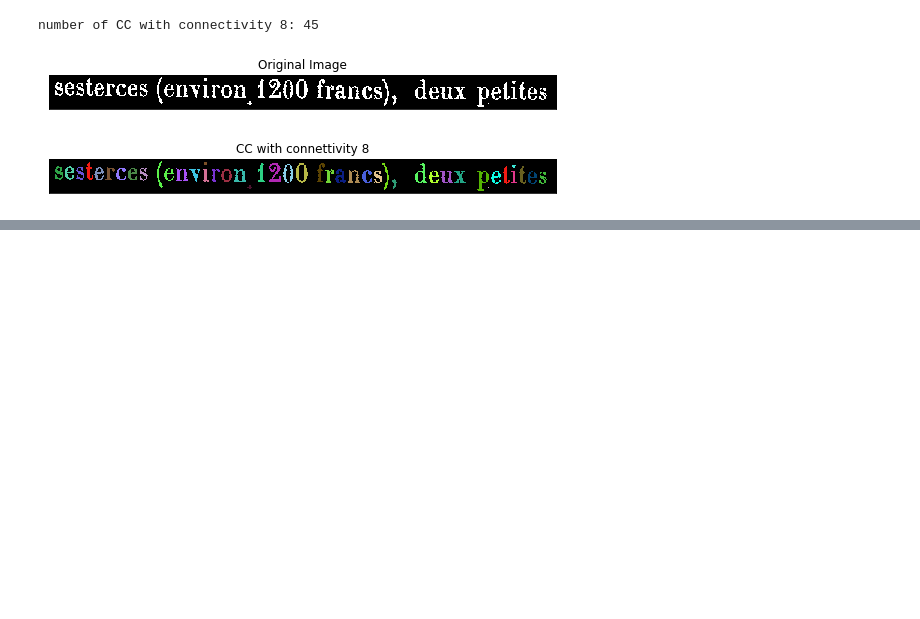
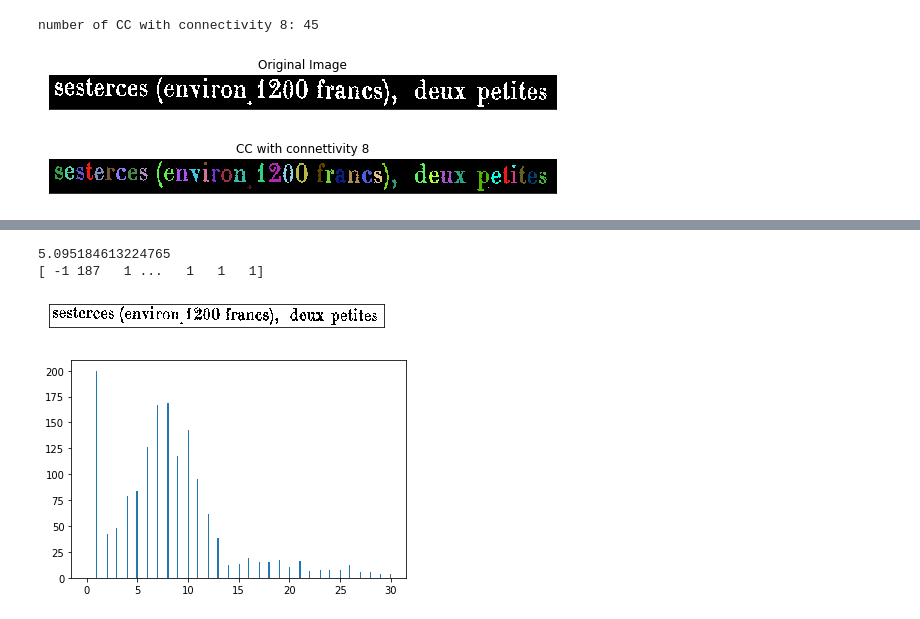
Before and after one commit to loredeluca/Document-Recognition, a Jupyter notebook: Progetto DDM.ipynb, the cells around one changed output, grey strips where cells are left out. Drawn from its saved outputs; the diff is of its cells as text; code cells hidden in the pictures; blank space fills up the shorter version.

```diff
--- a/Progetto DDM.ipynb
+++ b/Progetto DDM.ipynb
@@ -272,0 +274,80 @@ print (cc)
+# %%
+img_name='row.tif'
+img = cv2.imread(img_name, 0)
+img_bin = cv2.threshold(img,0,255,cv2.THRESH_BINARY+cv2.THRESH_OTSU)[1]
+
+def pixelDistance(image, vertical: bool = False):
+    if vertical:
+        image = image.T #la uso per calcolare la distanza tra pixel in verticale
+    rows, cols = image.shape
+    distance=[]
+    count=0
+    i1=0
+    flag=0
+    i2=0
+
+    for i in range(rows):
+        for j in range(cols):
+            '''if image[i][j]==255 and image[i][0]==255:
+                if i!=i2:
+                    flag=1
+                    i2=i
+                else:
+                    flag=flag+1
+                    i2=i'''
+            if image[i][j]==0:
+                if i!=i1:
+                    distance.append('-1')
+                    i1=i
+                    count=0
+                elif j-count-flag!=0:
+                        distance.append(j-count-flag)
+                        flag=0
+                        count=j
+
+    distance=np.array(distance)
+    return distance
+
+def valueRLSA(distance):
+    rows=distance.shape[0]
+    numSum=0
+    sumDist=0
+    distance = distance.astype(np.int)
+
+    for k in range(rows):
+        if distance[k]!= -1:
+            sumDist=sumDist+distance[k]
+            numSum=numSum+1
+
+    value=sumDist/numSum
+    print(value)
+    return value
+
+def histogram(image,distance):
+    rows=distance.shape[0]
+    distance = distance.astype(np.int)
+    max=0
+    for h in range(rows):
+        if distance[h]>max:
+            max=distance[h]
+
+    #serve per rendere il grafico piu leggibile, elimina pixel a distanza 1
+    q1=0
+    for l in range(rows):
+        if distance[l]==1 and q1<200:
+            q1=q1+1
+        elif distance[l]==1:
+            distance[l]=-1
+
+    plt.imshow(image,'gray'), plt.xticks([]), plt.yticks([]), plt.show()
+    plt.hist(distance,256,[0,30]), plt.show()
+    #plt.savefig('hist.png', dpi=1800)
+
+pix_dist=pixelDistance(img_bin)
+value=valueRLSA(pix_dist)
+histogram(img_bin,pix_dist)
+# %% [output]
+5.095184613224765
+[ -1 187   1 ...   1   1   1]
+[figure, added]
+[figure, added]
```
Also changed, not shown: parts of 7 cells of this notebook.
